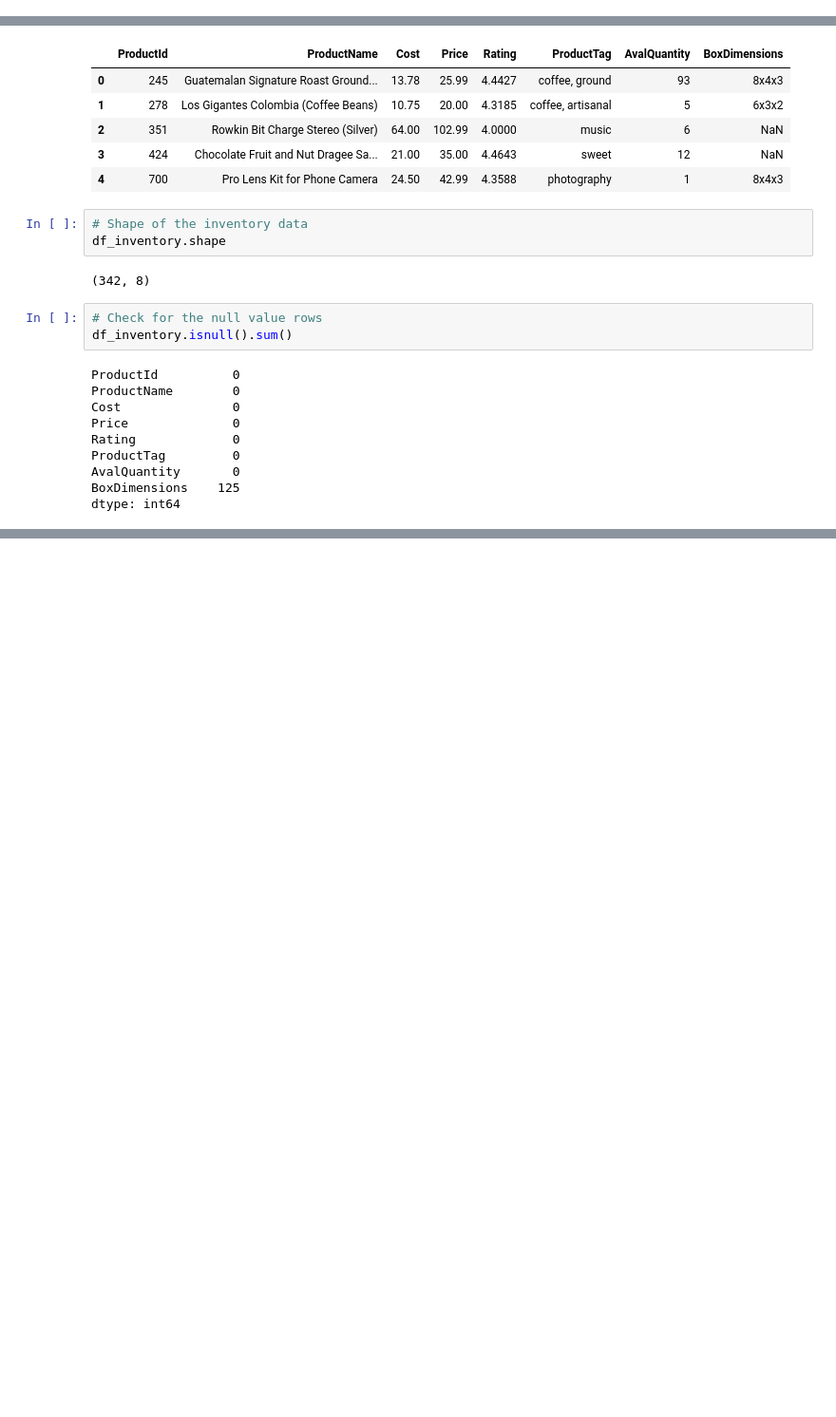
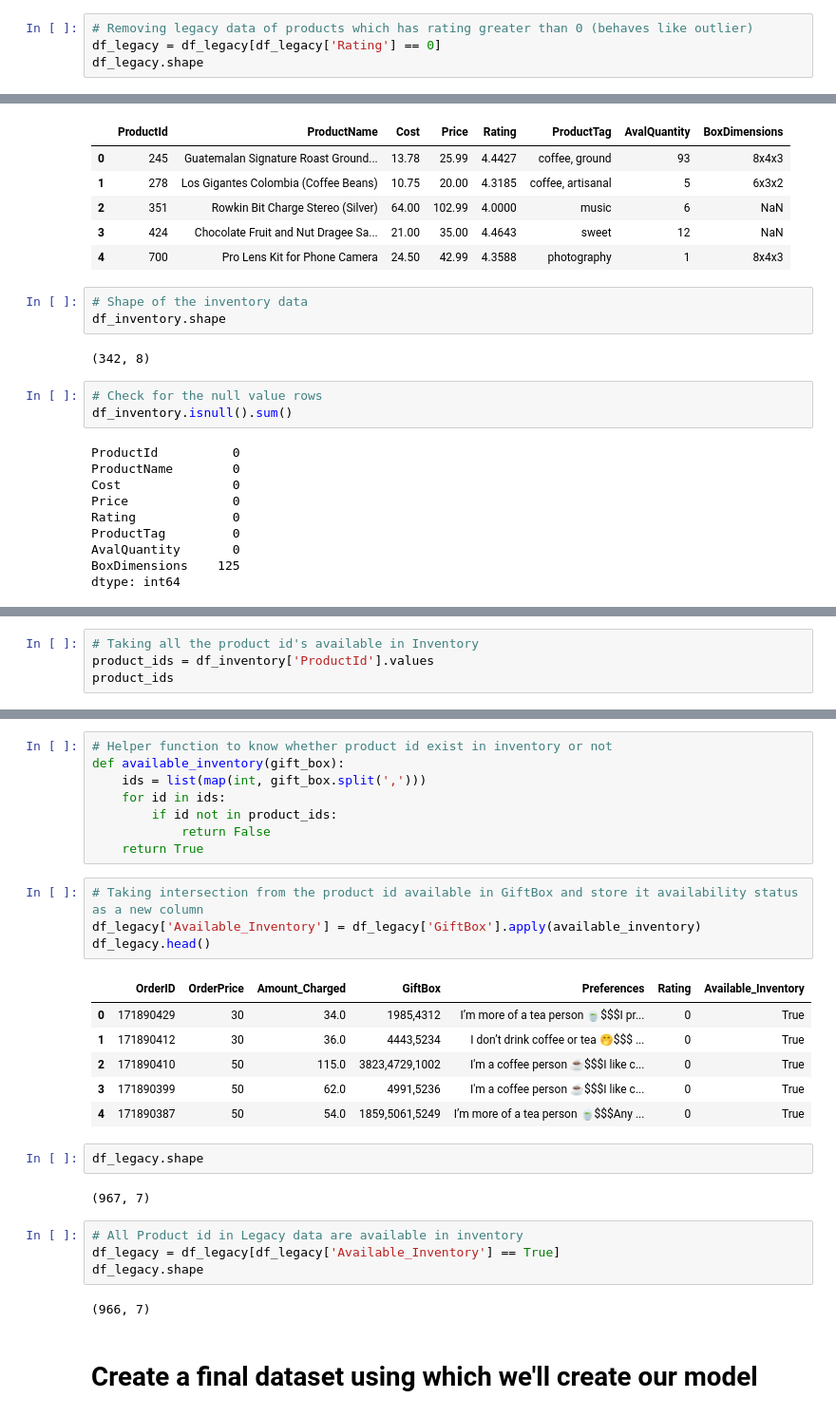
Before and after one commit to yash0307jain/curated-gift-boxes, a Jupyter notebook: data_analysis.ipynb, the cells around one changed output, grey strips where cells are left out. Shown at 95% size. Cells and saved outputs as stored; diff of their text form; blank space fills up the shorter version.

```diff
--- a/data_analysis.ipynb
+++ b/data_analysis.ipynb
@@ -132,0 +147,4 @@ plt.show()
+# %%
+# Removing legacy data of products which has rating greater than 0 (behaves like outlier)
+df_legacy = df_legacy[df_legacy['Rating'] == 0]
+df_legacy.shape
@@ -206,0 +258,4 @@ dtype: int64
+# %%
+# Taking all the product id's available in Inventory
+product_ids = df_inventory['ProductId'].values
+product_ids
@@ -206,0 +280,31 @@ dtype: int64
+# %%
+# Helper function to know whether product id exist in inventory or not
+def available_inventory(gift_box):
+    ids = list(map(int, gift_box.split(',')))
+    for id in ids:
+        if id not in product_ids:
+            return False
+    return True
+# %%
+# Taking intersection from the product id available in GiftBox and store it availability status as a new column
+df_legacy['Available_Inventory'] = df_legacy['GiftBox'].apply(available_inventory)
+df_legacy.head()
+# %% [output]
+|  | OrderID | OrderPrice | Amount_Charged | GiftBox | Preferences | Rating | Available_Inventory |
+| 0 | 171890429 | 30 | 34.0 | 1985,4312 | I’m more of a tea person 🍵$$$I pr... | 0 | True |
+| 1 | 171890412 | 30 | 36.0 | 4443,5234 | I don’t drink coffee or tea 🤭$$$ ... | 0 | True |
+| 2 | 171890410 | 50 | 115.0 | 3823,4729,1002 | I'm a coffee person ☕️$$$I like c... | 0 | True |
+| 3 | 171890399 | 50 | 62.0 | 4991,5236 | I'm a coffee person ☕️$$$I like c... | 0 | True |
+| 4 | 171890387 | 50 | 54.0 | 1859,5061,5249 | I’m more of a tea person 🍵$$$Any ... | 0 | True |
+# %%
+df_legacy.shape
+# %% [output]
+(967, 7)
+# %%
+# All Product id in Legacy data are available in inventory
+df_legacy = df_legacy[df_legacy['Available_Inventory'] == True]
+df_legacy.shape
+# %% [output]
+(966, 7)
+# %% [markdown]
+# Create a final dataset using which we'll create our model
```
Also changed, not shown: parts of 14 cells of this notebook, 2 other files.
